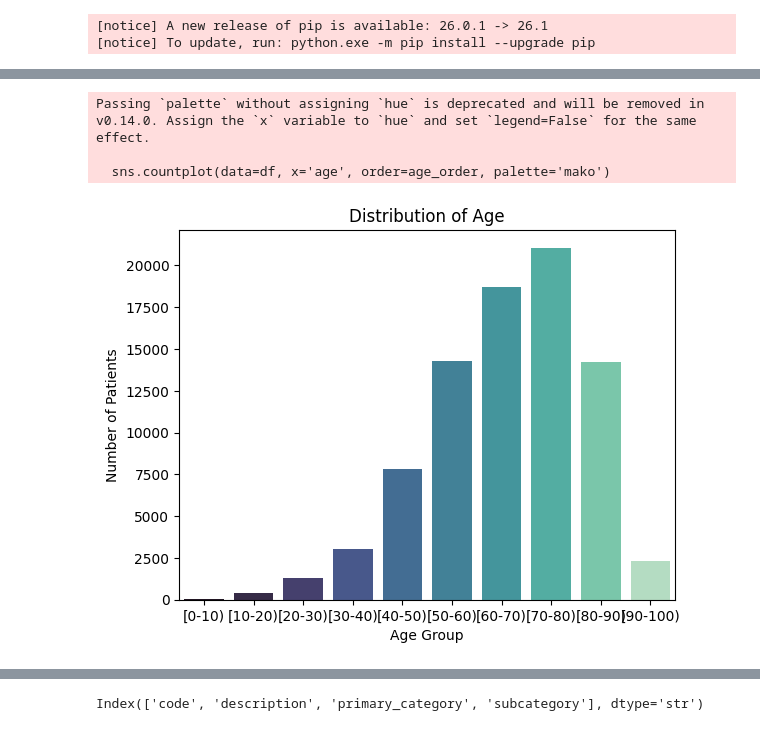
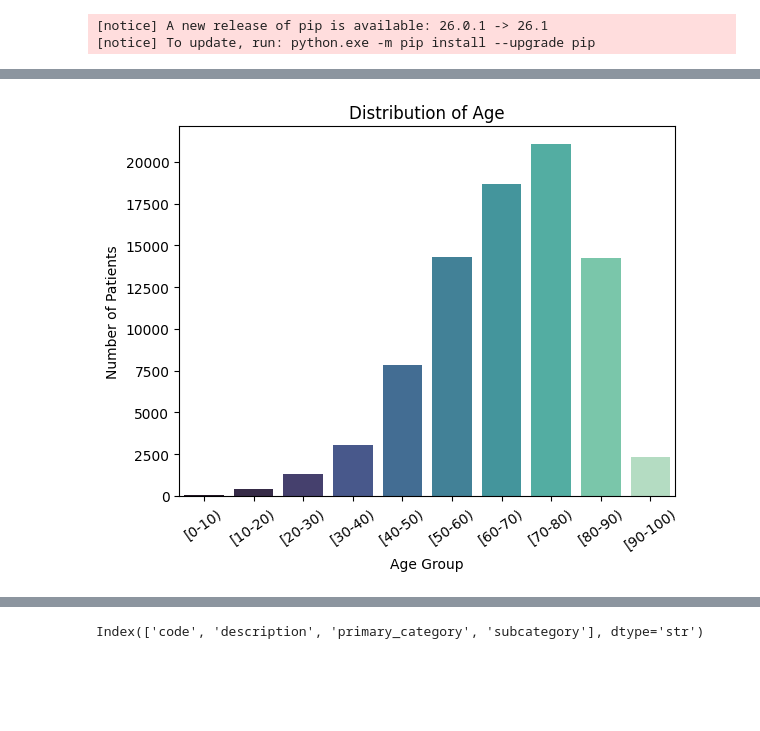
Before and after one commit to juhit101/Hospital-Readmission-Analytics, a Jupyter notebook: visualization.ipynb, the cells around one changed output, grey strips where cells are left out. Drawn from its saved outputs; the diff is of its cells as text; code cells hidden in the pictures; blank space fills up the shorter version.

Commit message:
finished visualizations

```diff
--- a/visualization.ipynb
+++ b/visualization.ipynb
@@ -21,6 +23,10 @@ import matplotlib.pyplot as plt
 # %%
 # read in dataframe
 df = pd.read_csv("final_data.csv", index_col=0)
+
+# connect to sqlite server
+conn = sqlite3.connect("final_data.db")
+cursor = conn.cursor()
 # %%
 df.columns
 # %% [output]
@@ -69,11 +60,11 @@ Note: you may need to restart the kernel to use updated packages.
 [notice] A new release of pip is available: 26.0.1 -> 26.1
 [notice] To update, run: python.exe -m pip install --upgrade pip
 # %%
-# plot distribution of patient demographics
-sns.countplot(data=df, y='race', order=df['race'].value_counts().index, palette="Set2")
-plt.ylabel('Race')
-plt.xlabel('Number of Patients')
-plt.title('Distribution of Race')
-plt.xticks(rotation=45)
-plt.show()
+# distribution of patient demographics
+
+# sql query to find distribution across race
+cursor.execute("SELECT race, COUNT(*) as count FROM admissions GROUP BY race ORDER BY count DESC")
+results = cursor.fetchall()
+for result in results:
+    print(result)
 # %% [output]
@@ -83,0 +76,7 @@ Passing `palette` without assigning `hue` is deprecated and will be removed in v
+# %%
+# save results
+race = []
+race_count = []
+for result in results:
+    race.append(result[0])
+    race_count.append(result[1])
@@ -84,16 +93,24 @@ Passing `palette` without assigning `hue` is deprecated and will be removed in v
 # %%
-# plot age distribution
-age_order = ['[0-10)', '[10-20)', '[20-30)', '[30-40)', '[40-50)', '[50-60)', '[60-70)', '[70-80)', '[80-90)', '[90-100)']
+# age distribution
 
-sns.countplot(data=df, x='age', order=age_order, palette='mako')
+# sql query to find distribution across age
+cursor.execute("SELECT age, COUNT(*) as count FROM admissions GROUP BY age ORDER BY age")
+results = cursor.fetchall()
+
+ages = []
+age_count = []
+for result in results:
+    ages.append(result[0])
+    age_count.append(result[1])
+
+# plot distribution of ages
+sns.barplot(y=age_count, x=ages, hue=ages, palette="mako", legend=False)
 plt.xlabel('Age Group')
 plt.ylabel('Number of Patients')
 plt.title('Distribution of Age')
+plt.xticks(rotation=35)
 plt.show()
 # %% [output]
-Passing `palette` without assigning `hue` is deprecated and will be removed in v0.14.0. Assign the `x` variable to `hue` and set `legend=False` for the same effect.
-
-  sns.countplot(data=df, x='age', order=age_order, palette='mako')
-[figure, old version]
+[figure, new version]
 # %%
 # avg length of stay by age category
```
Also changed, not shown: parts of 22 cells of this notebook, 2 other files.
